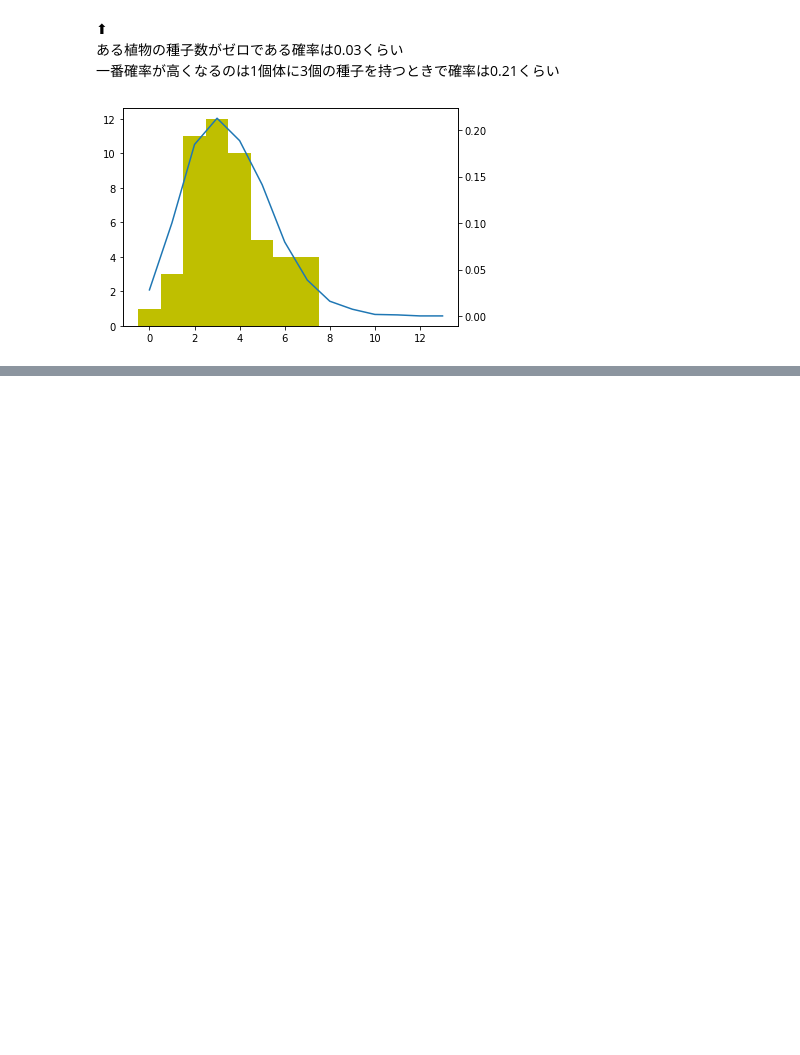
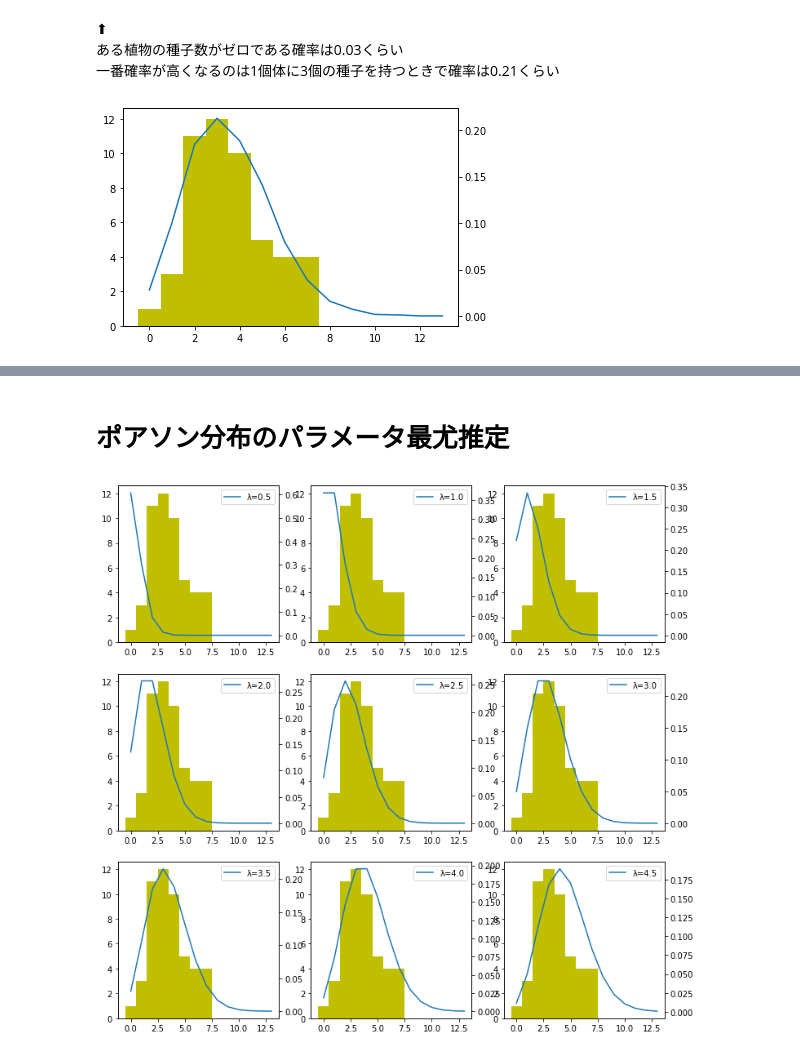
Before and after one commit to okodoon/statistics_study, a Jupyter notebook: StatisticsModelingForDataAnalysis/chapter2.ipynb, the cells around one changed output, grey strips where cells are left out. Drawn from its saved outputs; the diff is of its cells as text; code cells hidden in the pictures; blank space fills up the shorter version.

```diff
--- a/StatisticsModelingForDataAnalysis/chapter2.ipynb
+++ b/StatisticsModelingForDataAnalysis/chapter2.ipynb
@@ -107,0 +143,19 @@ plt.show()
+# %% [markdown]
+# ポアソン分布のパラメータ最尤推定
+# %%
+# λが0.5から4.0まで0.5刻みでλを変え、各λのポアソン分布をプロットする
+fig, axes = plt.subplots(3, 3, figsize=(12, 12))
+
+for i in range(9):
+    lam = 0.5*(i+1)
+    prod = [poisson.pmf(i, lam) for i in range(14)]
+
+    ax1 = axes[int(i/3), i%3]
+    ax1.hist(flower_data, bins=np.arange(-0.5, 8), color=['y'])
+
+    ax2 = ax1.twinx()
+    ax2.plot(prod, label='λ={:.1f}'.format(lam))
+    ax2.legend(loc='best')
+plt.show()
+# %% [output]
+[figure, added]
```
Also changed, not shown: parts of 3 cells of this notebook.
